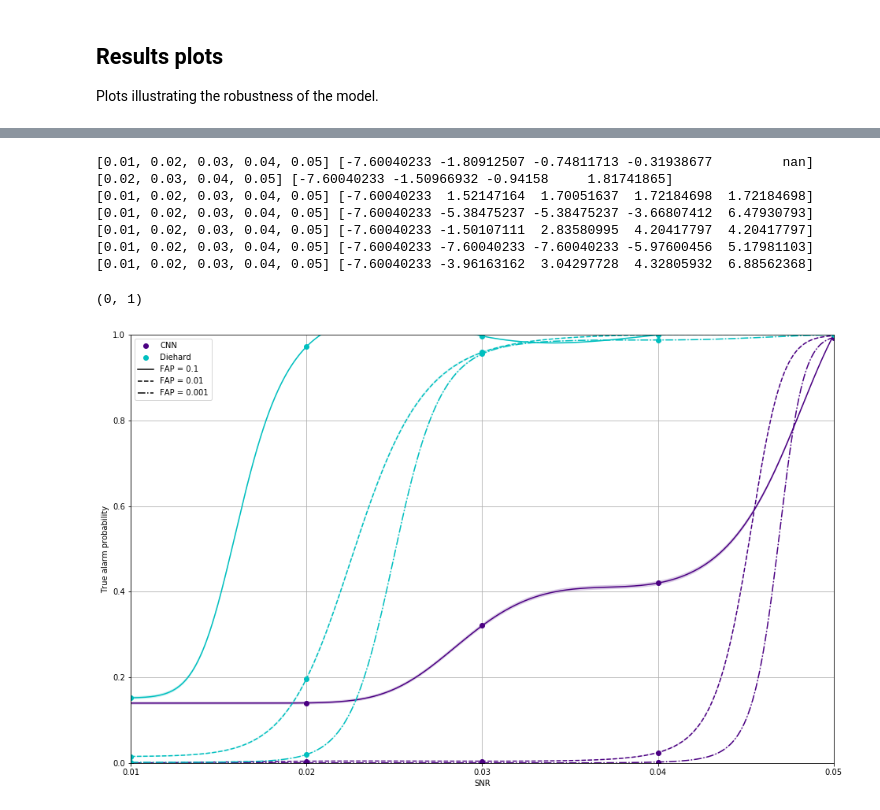
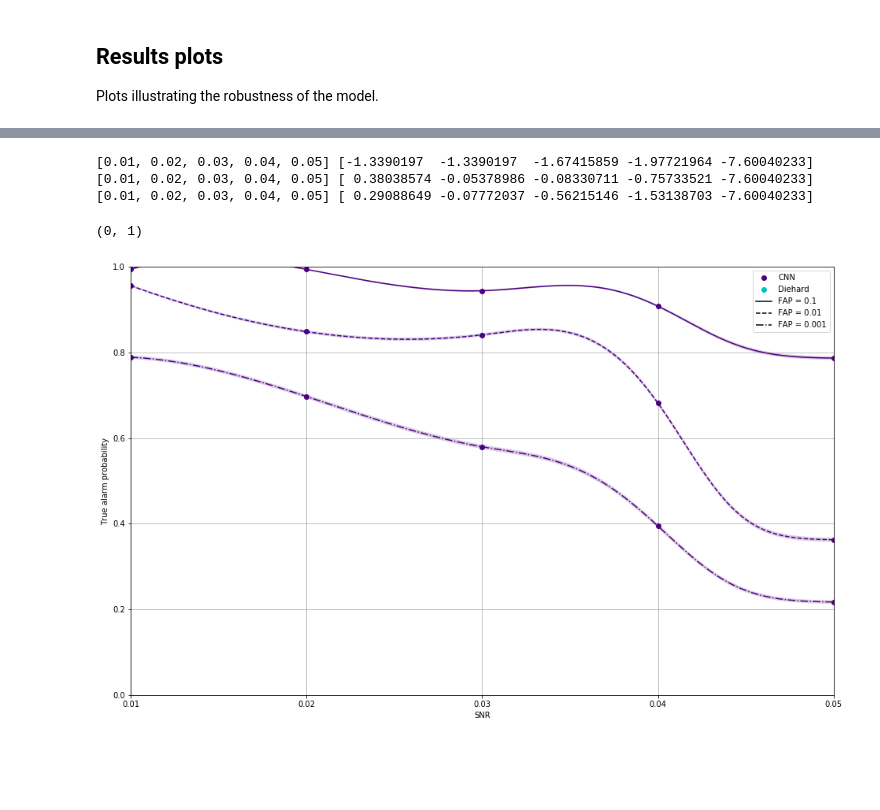
Before and after one commit to hagabbar/craft_prospect, a Jupyter notebook: nn_for_key_assurance.ipynb, the cells around one changed output, grey strips where cells are left out. Cells and saved outputs as stored; diff of their text form; code cells hidden in the pictures; blank space fills up the shorter version.

```diff
--- a/nn_for_key_assurance.ipynb
+++ b/nn_for_key_assurance.ipynb
@@ -38,8 +38,7 @@ determines plotting variables.
 tot_num_samples = int(1e5)                          # total number of training/validation samples (50/50 split between rand and non-rand)
 train_split = int(int(tot_num_samples/2) * 0.95)    # use 95% for training, 5% for validation
 test_set_N = 1000                                   # number of samples in test set (total is twice this)
-test_set_size = 2048                                 # length of test sample time series
-bitstream_len = 2048                                 # length of train sample time series
+bitstream_len = 128                                 # length of train sample time series
 batch_size = 64                                     # batch size (how many samples NN sees during each iteration)
 bit_max_number = 4294967295                         # maximum allowed number in time series. This is dependent on bit size (in this case, 32bit)
 ML_path = './results_files'                         # path to store results data files
@@ -472,17 +495,17 @@ model = Sequential()
 #model.add(Activation('sigmoid'))
 
 
-model.add(Conv1D(filters=8, kernel_size=32, activation='elu', input_shape=(bitstream_len,1),padding='valid'))
+model.add(Conv1D(filters=8, kernel_size=3, activation='elu', input_shape=(bitstream_len,1),padding='valid'))
 #model.add(LeakyReLU())
-model.add(Conv1D(filters=8, kernel_size=16, strides=2, activation='elu',padding='valid'))
+model.add(Conv1D(filters=8, kernel_size=3, strides=2, activation='elu',padding='valid'))
 #model.add(LeakyReLU())
-model.add(Conv1D(filters=16, kernel_size=16, activation='elu',padding='valid'))
+model.add(Conv1D(filters=16, kernel_size=3, activation='elu',padding='valid'))
 #model.add(LeakyReLU())
-model.add(Conv1D(filters=16, kernel_size=8, strides=2, activation='elu',padding='valid'))
+model.add(Conv1D(filters=16, kernel_size=3, strides=2, activation='elu',padding='valid'))
 #model.add(LeakyReLU())
-model.add(Conv1D(filters=32, kernel_size=8, activation='elu',padding='valid'))
+model.add(Conv1D(filters=32, kernel_size=3, activation='elu',padding='valid'))
 #model.add(LeakyReLU())
-model.add(Conv1D(filters=32, kernel_size=8, strides=2, activation='elu',padding='valid'))
+model.add(Conv1D(filters=32, kernel_size=3, strides=2, activation='elu',padding='valid'))
 #model.add(LeakyReLU())
 model.add(Dropout(0.2))
 model.add(GlobalAveragePooling1D())
@@ -692,17 +744,17 @@ for snr, run in zip(snrs, runs):
     CNN_ROCs.append([FDP, TDP, FDP_error, TDP_error])
     CNN_acc.append([accuracy(FDP, TDP, TDP_error, t) for t in thresholds])
 
-    FDP, TDP, FDP_error, TDP_error = CNN_ROC(ML_path, snr, run, 'diehard', test_set_N)
-    MF_ROCs.append([FDP, TDP, FDP_error, TDP_error])
-    MF_acc.append([accuracy(FDP, TDP, TDP_error, t) for t in thresholds])
+#    FDP, TDP, FDP_error, TDP_error = CNN_ROC(ML_path, snr, run, 'diehard', test_set_N)
+#    MF_ROCs.append([FDP, TDP, FDP_error, TDP_error])
+#    MF_acc.append([accuracy(FDP, TDP, TDP_error, t) for t in thresholds])
 
 for i, d in enumerate([CNN_ROCs[n] for n in to_plot]):
     ax1.plot(d[0], d[1], c=colours[0], linestyle=linestyles[i], label='CNN snr {0}'.format(snrs[i]))
     ax1.fill_between(d[0], d[1]+d[3], d[1]-d[3], alpha=0.2, facecolor=colours[0], zorder=0)
 
-for i, d in enumerate([MF_ROCs[n] for n in to_plot]):
-    ax1.plot(d[0], d[1], c=colours[1], linestyle=linestyles[i], label='Diehard snr {0}'.format(snrs[i]))
-    ax1.fill_between(d[0], d[1]+d[3], d[1]-d[3], alpha=0.2, facecolor=colours[1], zorder=0)
+#for i, d in enumerate([MF_ROCs[n] for n in to_plot]):
+#    ax1.plot(d[0], d[1], c=colours[1], linestyle=linestyles[i], label='Diehard snr {0}'.format(snrs[i]))
+#    ax1.fill_between(d[0], d[1]+d[3], d[1]-d[3], alpha=0.2, facecolor=colours[1], zorder=0)
 
 ax1.set_xlabel('False alarm probability')
 ax1.set_ylabel('True alarm probability')
@@ -730,45 +782,41 @@ for i in range(len(thresholds)):
     snr_cnn, eff_cnn = interp_sig(snrs, cnn, thresholds[i], ffs[i], snrs)
 
     # points to plot
-    mf = np.asarray([a[i][0] for a in MF_acc])
+#    mf = np.asarray([a[i][0] for a in MF_acc])
     # line fit
-    snr_mf, eff_mf = interp_sig(snrs, mf, thresholds[i], ffs[1], snrs)
+#    snr_mf, eff_mf = interp_sig(snrs, mf, thresholds[i], ffs[1], snrs)
 
     # errors
     d_eff_cnn = [sigma(1e4, e) for e in eff_cnn]
-    d_eff_mf = [sigma(1e4, e) for e in eff_mf]
+#    d_eff_mf = [sigma(1e4, e) for e in eff_mf]
 
     # plot points for cnn
     ax2.plot(snrs, cnn, c=colours[0], marker = 'o', linestyle='')
     # plot line fit for cnn
     ax2.plot(snr_cnn, eff_cnn, c=colours[0], linestyle=linestyles[i])
     # plot error region for cnn
     ax2.fill_between(snr_cnn, eff_cnn - d_eff_cnn , eff_cnn + d_eff_cnn, facecolor=colours[0], alpha=0.2, zorder=0)
 
 
     # plot points for mf
-    ax2.plot(snrs, mf, c=colours[1], marker = 'o', linestyle='',)
+#    ax2.plot(snrs, mf, c=colours[1], marker = 'o', linestyle='',)
     # plot line fit for mf
-    ax2.plot(snr_mf, eff_mf, c=colours[1], linestyle=linestyles[i])
+#    ax2.plot(snr_mf, eff_mf, c=colours[1], linestyle=linestyles[i])
     # plot error region for mf
-    ax2.fill_between(snr_mf, eff_mf - d_eff_mf, eff_mf + d_eff_mf, facecolor=colours[1], alpha=0.2, zorder=0)
+#    ax2.fill_between(snr_mf, eff_mf - d_eff_mf, eff_mf + d_eff_mf, facecolor=colours[1], alpha=0.2, zorder=0)
 
 
 #ax2.legend(acc_handles, acc_labels)
 ax2.legend(acc_handles, acc_labels)
 ax2.set_xticks(snrs)
 ax2.grid()
 ax2.set_xlabel('SNR')
 ax2.set_ylabel('True alarm probability')
 ax2.set_xlim(snrs[0], snrs[-1])
 ax2.set_ylim(0, 1)
 # %% [output]
-[0.01, 0.02, 0.03, 0.04, 0.05] [-7.60040233 -1.80912507 -0.74811713 -0.31938677         nan]
-[0.02, 0.03, 0.04, 0.05] [-7.60040233 -1.50966932 -0.94158     1.81741865]
-[0.01, 0.02, 0.03, 0.04, 0.05] [-7.60040233  1.52147164  1.70051637  1.72184698  1.72184698]
-[0.01, 0.02, 0.03, 0.04, 0.05] [-7.60040233 -5.38475237 -5.38475237 -3.66807412  6.47930793]
-[0.01, 0.02, 0.03, 0.04, 0.05] [-7.60040233 -1.50107111  2.83580995  4.20417797  4.20417797]
-[0.01, 0.02, 0.03, 0.04, 0.05] [-7.60040233 -7.60040233 -7.60040233 -5.97600456  5.17981103]
-[0.01, 0.02, 0.03, 0.04, 0.05] [-7.60040233 -3.96163162  3.04297728  4.32805932  6.88562368]
+[0.01, 0.02, 0.03, 0.04, 0.05] [-1.3390197  -1.3390197  -1.67415859 -1.97721964 -7.60040233]
+[0.01, 0.02, 0.03, 0.04, 0.05] [ 0.38038574 -0.05378986 -0.08330711 -0.75733521 -7.60040233]
+[0.01, 0.02, 0.03, 0.04, 0.05] [ 0.29088649 -0.07772037 -0.56215146 -1.53138703 -7.60040233]
 (0, 1)
-[figure, old version]
+[figure, new version]
```
Also changed, not shown: parts of 8 cells of this notebook, 12 other files.
